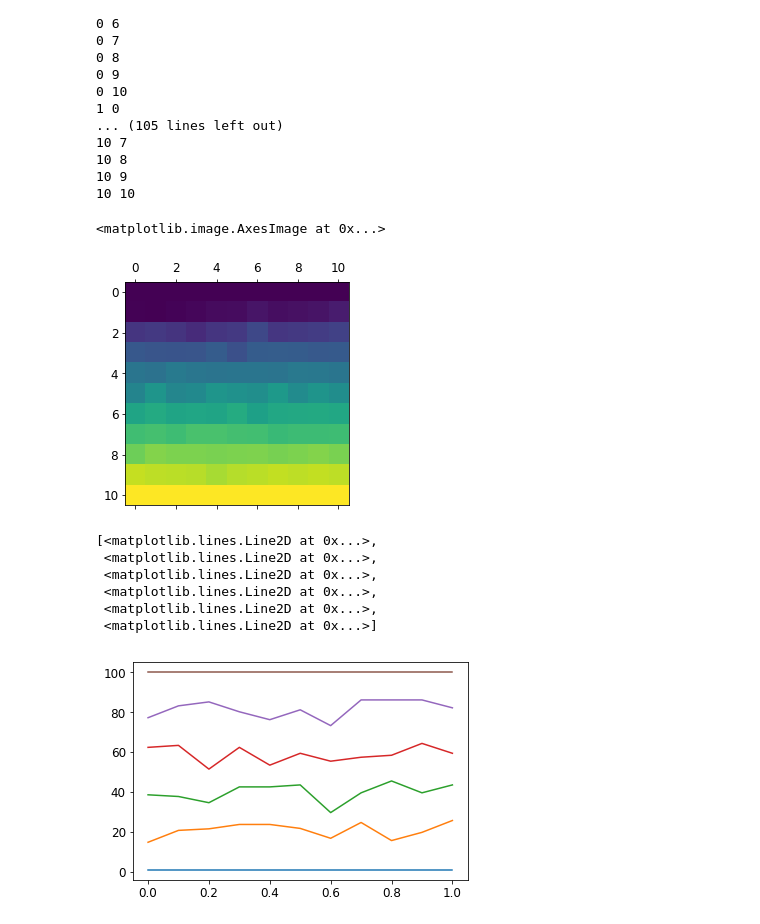
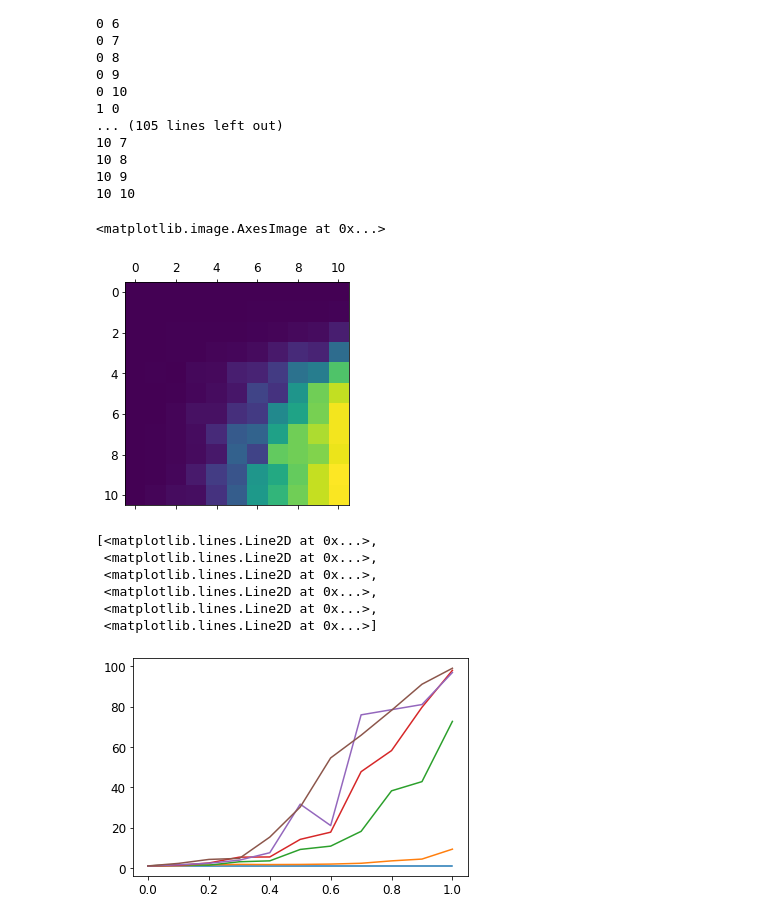
Before and after one commit to aloejhb/reciproc, a Jupyter notebook: notebooks/simulate_network_dynamics.ipynb, the cells around one changed output. Drawn from its saved outputs; the diff is of its cells as text; code cells hidden in the pictures.

Commit message:
parameter scan for ei_network

```diff
--- a/notebooks/simulate_network_dynamics.ipynb
+++ b/notebooks/simulate_network_dynamics.ipynb
@@ -132,5 +81,5 @@ plt.plot(mesh2, avg_avasize[::2,:].transpose())
 # %%
-nb_nodes = 1000
+nb_nodes = 100
 k = 10
 mesh_step = 0.1
 mesh1 = np.arange(0, 1+mesh_step, mesh_step)*k/nb_nodes
@@ -138,8 +87,9 @@ mesh2 = np.arange(0, 1+mesh_step, mesh_step)
 par_list = ['p_edge', 'p_exc']
 mesh_list = [mesh1, mesh2]
 fixed_par = {'p_reci': 0}
+netfunc = ei_network
 
-results = parameter_scan(par_list, mesh_list, fixed_par, nb_nodes, tstep=10)
+results = parameter_scan(par_list, mesh_list, fixed_par, nb_nodes, netfunc, tstep=10)
 # %% [output]
 0 0
 0 1
@@ -212,17 +162,17 @@ avg_avasize = np.mean(results, axis=2)
 plt.matshow(avg_avasize)
 # %% [output]
 <matplotlib.image.AxesImage at 0x...>
-[figure, old version]
+[figure, new version]
 # %%
-plt.plot(mesh3, avg_avasize[::2,:].transpose())
+plt.plot(mesh2, avg_avasize[::2,:].transpose())
 # %% [output]
 [<matplotlib.lines.Line2D at 0x...>,
  <matplotlib.lines.Line2D at 0x...>,
  <matplotlib.lines.Line2D at 0x...>,
  <matplotlib.lines.Line2D at 0x...>,
  <matplotlib.lines.Line2D at 0x...>,
  <matplotlib.lines.Line2D at 0x...>]
-[figure, old version]
+[figure, new version]
 # %%
 plt.plot(mesh1, avg_avasize[:,::2])
 # %% [output]
```
Also changed, not shown: parts of 14 cells of this notebook, 3 other files.
